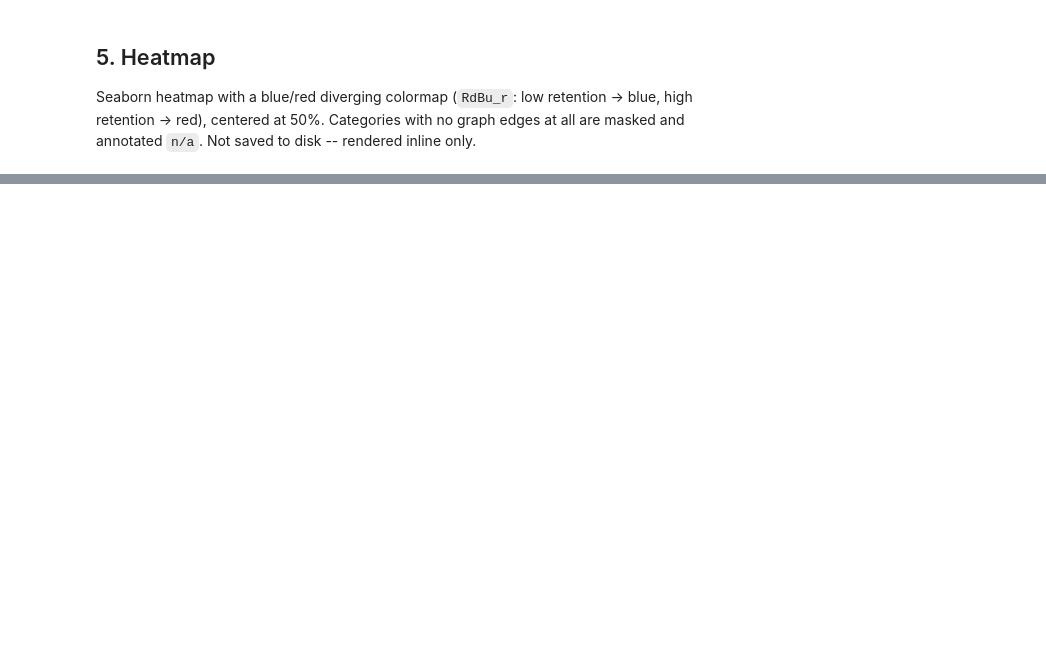
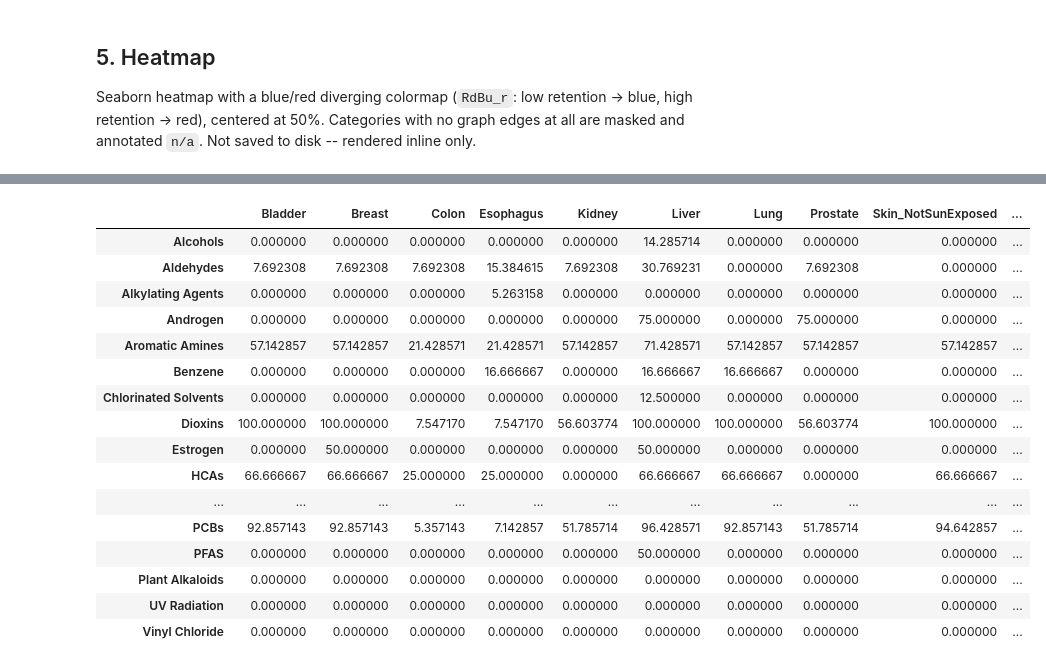
Before and after one commit to kazilab/ExposoGraph2, a Jupyter notebook: Figures_Notebook/figure_tissue_subgraph_retention.ipynb, the cells around one changed output, grey strips where cells are left out. Cells and saved outputs as stored; diff of their text form; code cells hidden in the pictures; blank space fills up the shorter version.

```diff
--- a/Figures_Notebook/figure_tissue_subgraph_retention.ipynb
+++ b/Figures_Notebook/figure_tissue_subgraph_retention.ipynb
@@ -324,0 +372,81 @@ plt.show()
+# %%
+BIOCHEMICAL_EDGE_TYPES = [
+    "ACTIVATES",
+    "DETOXIFIES",
+    "FORMS_ADDUCT",
+    "REPAIRS",
+    "TRANSPORTS",
+    "INHIBITS",
+    "INDUCES",
+]
+
+
+def edge_key(edge: dict) -> tuple[str, str]:
+    return (edge["source"], edge["target"])
+
+
+def path_qualifies(path: dict, tissue: str, threshold: float) -> bool:
+    """True if >=1 Enzyme node anywhere along the path clears the tissue-weight threshold."""
+    return any(
+        node.get("type") == "Enzyme"
+        and (node.get("tissue_weights") or {}).get(tissue, float("-inf")) >= threshold
+        for node in path["nodes"]
+    )
+
+
+_path_cache: dict[str, list[dict]] = {}
+
+
+def carcinogen_paths(carcinogen_id: str) -> list[dict]:
+    """All directed paths anchored at carcinogen_id (as source or target), cached."""
+    if carcinogen_id not in _path_cache:
+        _path_cache[carcinogen_id] = engine.paths_from_carcinogen(
+            carcinogen_id, edge_types=BIOCHEMICAL_EDGE_TYPES
+        ) + engine.paths_to_carcinogen(carcinogen_id, edge_types=BIOCHEMICAL_EDGE_TYPES)
+    return _path_cache[carcinogen_id]
+
+
+path_rows: list[list[float]] = []
+path_denominators: dict[str, int] = {}
+
+for category in CARCINOGEN_CATEGORIES:
+    carcinogen_ids = category_carcinogen_ids[category]
+
+    seen_signatures: set[tuple[str, ...]] = set()
+    category_paths: list[dict] = []
+    for cid in carcinogen_ids:
+        for path in carcinogen_paths(cid):
+            signature = tuple(node["id"] for node in path["nodes"])
+            if signature in seen_signatures:
+                continue
+            seen_signatures.add(signature)
+            category_paths.append(path)
+
+    denominator_edges: set[tuple[str, str]] = set()
+    for path in category_paths:
+        denominator_edges.update(edge_key(e) for e in path["edges"])
+    path_denominators[category] = len(denominator_edges)
+
+    row: list[float] = []
+    for tissue in TISSUES:
+        if not denominator_edges:
+            row.append(np.nan)
+            continue
+        numerator_edges: set[tuple[str, str]] = set()
+        for path in category_paths:
+            if path_qualifies(path, tissue, TISSUE_WEIGHT_THRESHOLD):
+                numerator_edges.update(edge_key(e) for e in path["edges"])
+        row.append(100.0 * len(numerator_edges) / len(denominator_edges))
+    path_rows.append(row)
+
+path_retention = pd.DataFrame(path_rows, index=CARCINOGEN_CATEGORIES, columns=TISSUES)
+
+print("Category path-edge counts (denominator):")
+for category in CARCINOGEN_CATEGORIES:
+    print(f"  {category:20s} {path_denominators[category]:3d}")
+
+empty_path_categories = [c for c, n in path_denominators.items() if n == 0]
+print("\nCategories with zero path-anchored edges (rendered as n/a):", empty_path_categories or "none")
+
+path_retention
+# %% [output]
@@ -324,0 +470,17 @@ plt.show()
+|  | Bladder | Breast | Colon | Esophagus | Kidney | Liver | Lung | Prostate | Skin_NotSunExposed | ... |
+| Alcohols | 0.000000 | 0.000000 | 0.000000 | 0.000000 | 0.000000 | 14.285714 | 0.000000 | 0.000000 | 0.000000 | ... |
+| Aldehydes | 7.692308 | 7.692308 | 7.692308 | 15.384615 | 7.692308 | 30.769231 | 0.000000 | 7.692308 | 0.000000 | ... |
+| Alkylating Agents | 0.000000 | 0.000000 | 0.000000 | 5.263158 | 0.000000 | 0.000000 | 0.000000 | 0.000000 | 0.000000 | ... |
+| Androgen | 0.000000 | 0.000000 | 0.000000 | 0.000000 | 0.000000 | 75.000000 | 0.000000 | 75.000000 | 0.000000 | ... |
+| Aromatic Amines | 57.142857 | 57.142857 | 21.428571 | 21.428571 | 57.142857 | 71.428571 | 57.142857 | 57.142857 | 57.142857 | ... |
+| Benzene | 0.000000 | 0.000000 | 0.000000 | 16.666667 | 0.000000 | 16.666667 | 16.666667 | 0.000000 | 0.000000 | ... |
+| Chlorinated Solvents | 0.000000 | 0.000000 | 0.000000 | 0.000000 | 0.000000 | 12.500000 | 0.000000 | 0.000000 | 0.000000 | ... |
+| Dioxins | 100.000000 | 100.000000 | 7.547170 | 7.547170 | 56.603774 | 100.000000 | 100.000000 | 56.603774 | 100.000000 | ... |
+| Estrogen | 0.000000 | 50.000000 | 0.000000 | 0.000000 | 0.000000 | 50.000000 | 0.000000 | 0.000000 | 0.000000 | ... |
+| HCAs | 66.666667 | 66.666667 | 25.000000 | 25.000000 | 0.000000 | 66.666667 | 66.666667 | 0.000000 | 66.666667 | ... |
+| ... | ... | ... | ... | ... | ... | ... | ... | ... | ... | ... |
+| PCBs | 92.857143 | 92.857143 | 5.357143 | 7.142857 | 51.785714 | 96.428571 | 92.857143 | 51.785714 | 94.642857 | ... |
+| PFAS | 0.000000 | 0.000000 | 0.000000 | 0.000000 | 0.000000 | 50.000000 | 0.000000 | 0.000000 | 0.000000 | ... |
+| Plant Alkaloids | 0.000000 | 0.000000 | 0.000000 | 0.000000 | 0.000000 | 0.000000 | 0.000000 | 0.000000 | 0.000000 | ... |
+| UV Radiation | 0.000000 | 0.000000 | 0.000000 | 0.000000 | 0.000000 | 0.000000 | 0.000000 | 0.000000 | 0.000000 | ... |
+| Vinyl Chloride | 0.000000 | 0.000000 | 0.000000 | 0.000000 | 0.000000 | 0.000000 | 0.000000 | 0.000000 | 0.000000 | ... |
```
Also changed, not shown: parts of 8 cells of this notebook, 1 other file.
